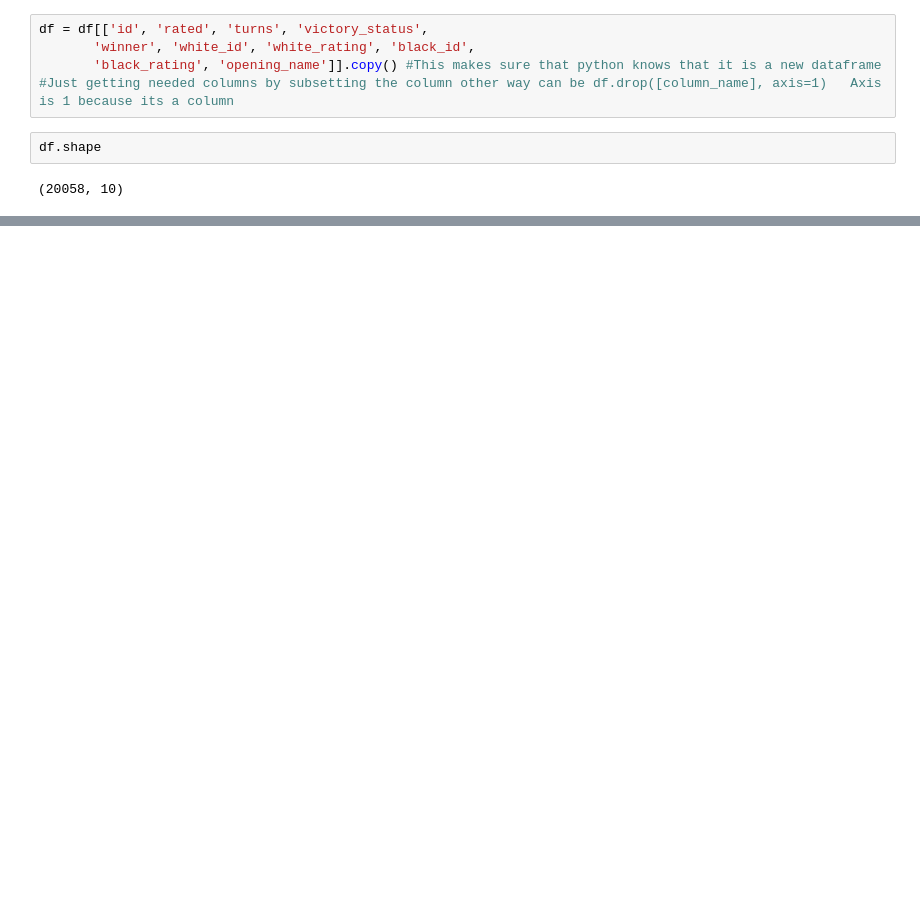
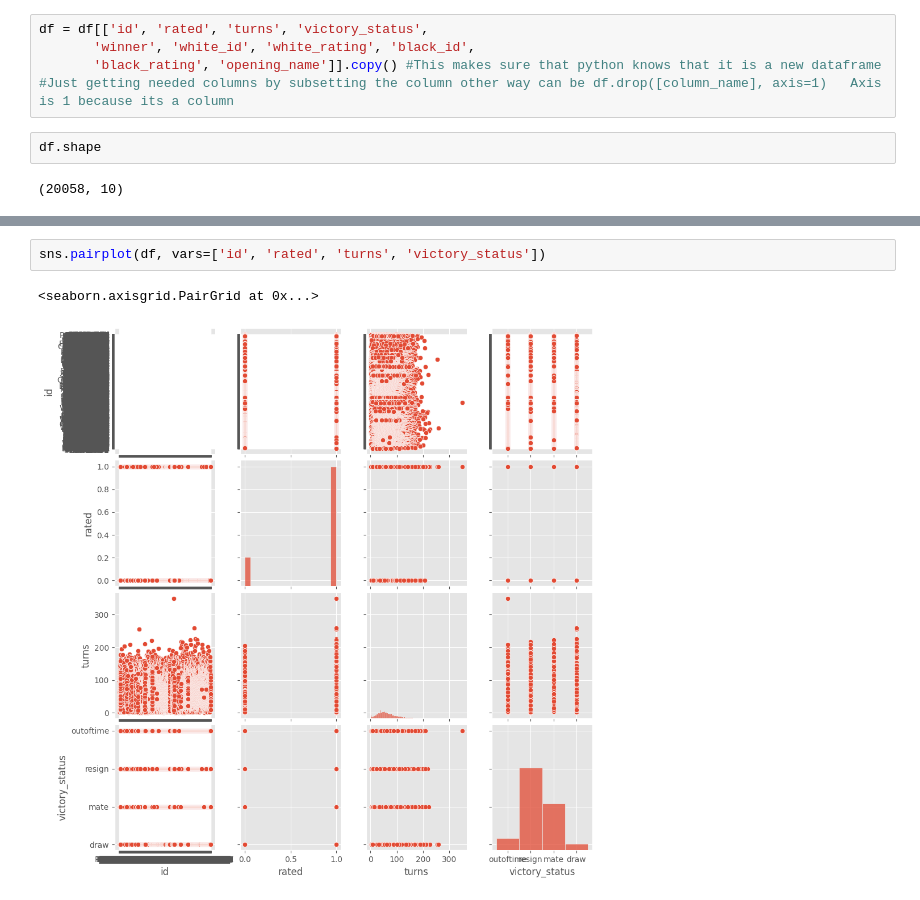
Before and after one commit to Maspie/Data-Preprocessing, a Jupyter notebook: Exporitary_analysis_on_chess_data.ipynb, the cells around one changed output, grey strips where cells are left out. Saved outputs shown, nothing was run; the diff lists cells and outputs as text; blank space fills up the shorter version.

```diff
--- a/Exporitary_analysis_on_chess_data.ipynb
+++ b/Exporitary_analysis_on_chess_data.ipynb
@@ -58,0 +118,5 @@ Index(['id', 'rated', 'turns', 'victory_status', 'winner', 'white_id',
+# %%
+sns.pairplot(df, vars=['id', 'rated', 'turns', 'victory_status'])
+# %% [output]
+<seaborn.axisgrid.PairGrid at 0x...>
+[figure, added]
```
Also changed, not shown: parts of 9 cells of this notebook.
